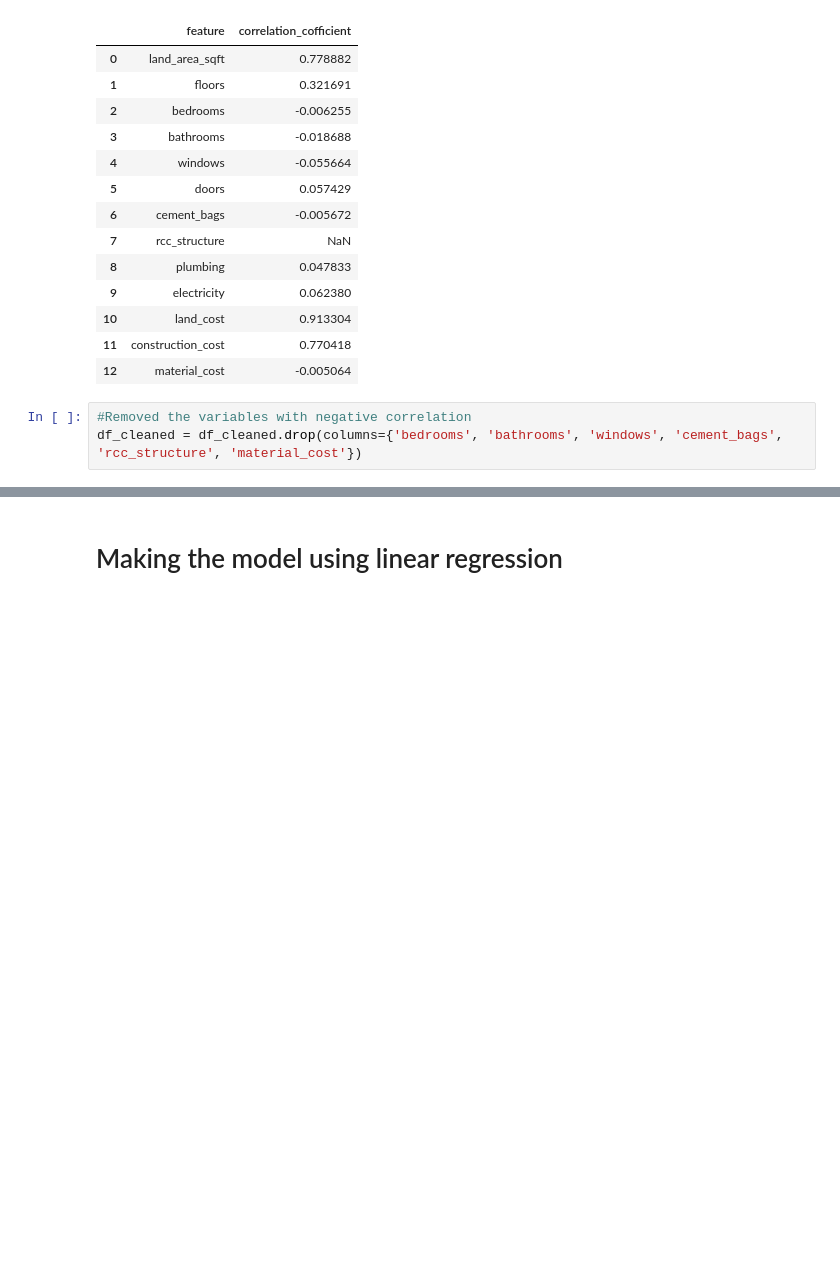
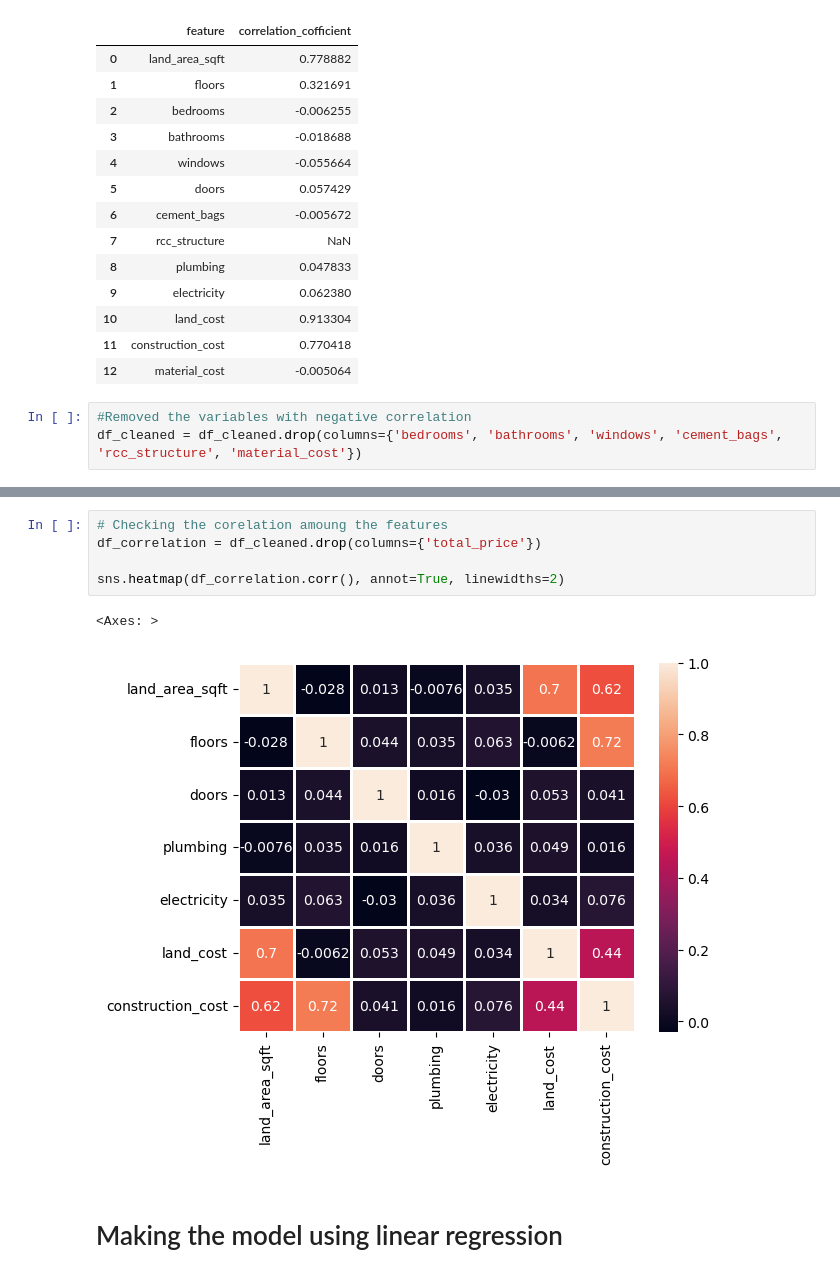
Before and after one commit to Limbu-Unish/Real_State_Prediction, a Jupyter notebook: Real_state_price_predection.ipynb, the cells around one changed output, grey strips where cells are left out. Saved outputs shown, nothing was run; the diff lists cells and outputs as text; blank space fills up the shorter version.

Commit message:
Finalized the code also added the use of model for predicting the house price.

```diff
--- a/Real_state_price_predection.ipynb
+++ b/Real_state_price_predection.ipynb
@@ -285,4 +287,12 @@ df_cleaned
 1000 rows × 8 columns
+# %%
+# Checking the corelation amoung the features
+df_correlation = df_cleaned.drop(columns={'total_price'})
+
+sns.heatmap(df_correlation.corr(), annot=True, linewidths=2)
+# %% [output]
+<Axes: >
+[figure, added]
 # %% [markdown]
 # Making the model using linear regression
 # %%
```
Also changed, not shown: parts of 13 cells of this notebook.
